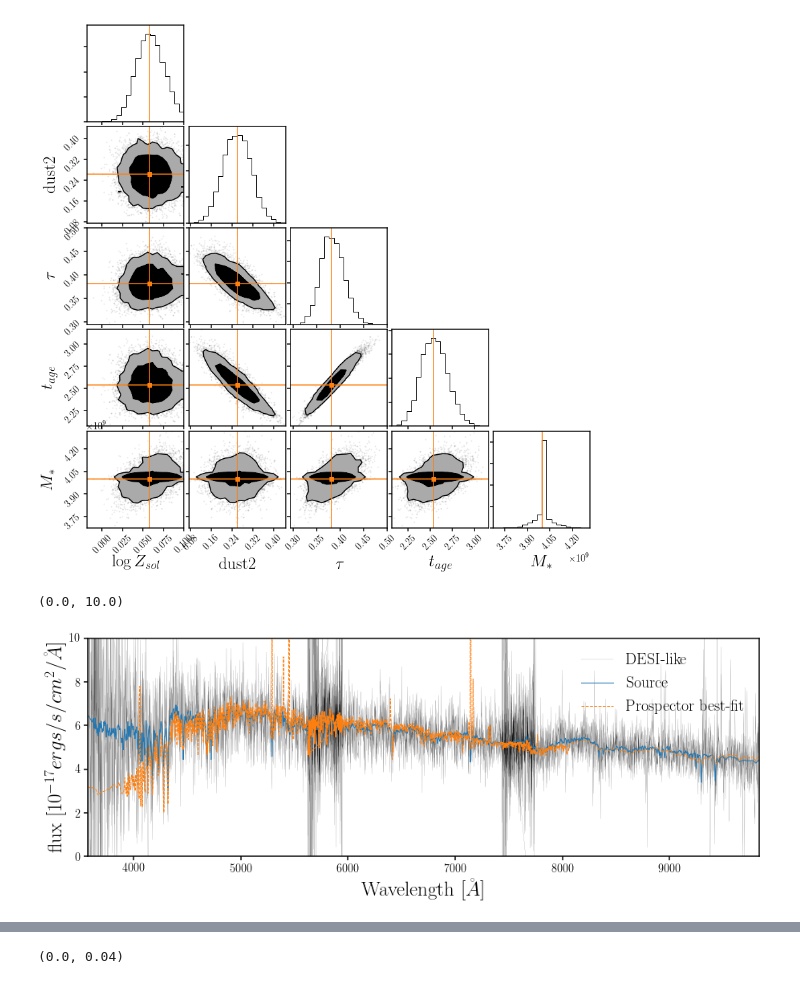
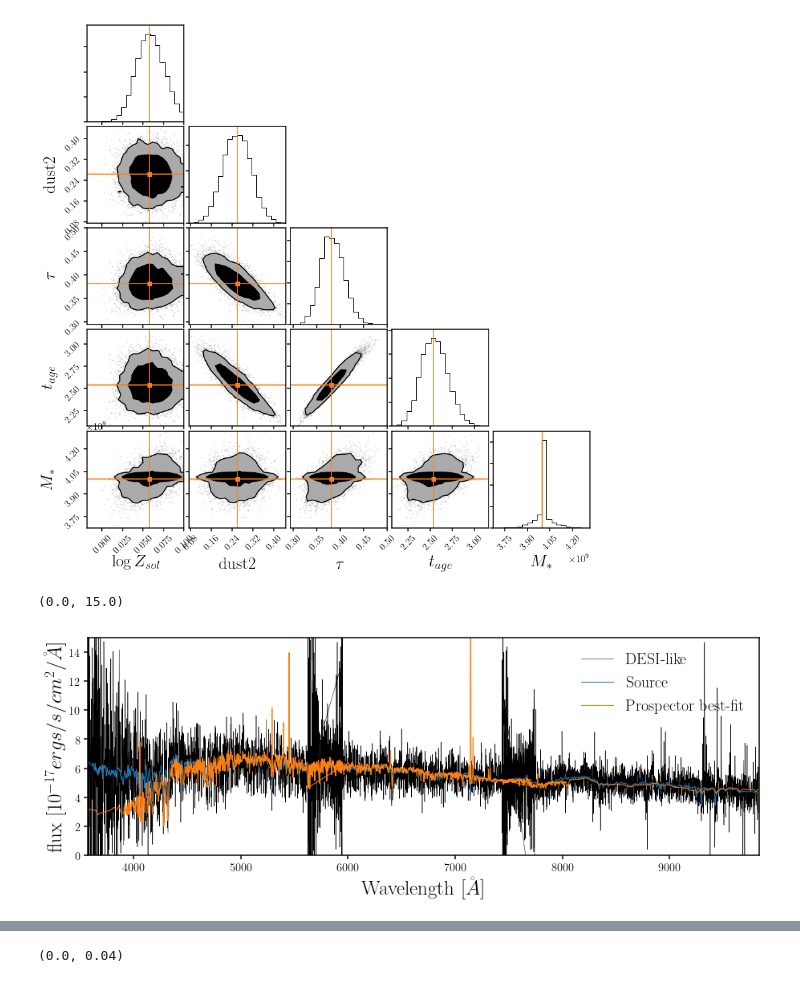
Before and after one commit to changhoonhahn/FOMOspec, a Jupyter notebook: notebook/local_prospector_emcee.ipynb, the cells around one changed output, grey strips where cells are left out. Saved outputs shown, nothing was run; the diff lists cells and outputs as text; code cells hidden in the pictures.

Commit message:
running prospector on another LGal

```diff
--- a/notebook/local_prospector_emcee.ipynb
+++ b/notebook/local_prospector_emcee.ipynb
@@ -46,3 +31,8 @@ flux_unc = np.concatenate([spec_desi.ivar[b][0]**-0.5 for b in ['b', 'r', 'z']])
+# %%
+source, meta = lgal.Spectra(galid, type='source')
+desibgs, _ = lgal.Spectra(galid, type='desibgs')
+# %%
+zred = meta['REDSHIFT']
 # %%
 fig = plt.figure(figsize=(15,5))
 sub = fig.add_subplot(111)
@@ -68,33 +51,34 @@ ef.close()
+# %%
+chain, lnp = lgal.SpecFit(galid, type='desibgs', fit='prospector_mcmc', masked=True)
 # %%
-imax = np.argmax(desi_lnp)
-i, j = np.unravel_index(imax, desi_lnp.shape)
+imax = np.argmax(lnp)
+i, j = np.unravel_index(imax, lnp.shape)
 
-chain_thin = desi_chain[:,::5,:]
+chain_thin = chain[:,::5,:]
 chain_flat = chain_thin.reshape(chain_thin.shape[0] * chain_thin.shape[1], chain_thin.shape[2])
 
-fig = DFM.corner(chain_flat, truths=desi_chain[i,j,:], truth_color='C1',
+fig = DFM.corner(chain_flat, truths=chain[i,j,:], truth_color='C1',
                  labels=[r'$\log Z_{sol}$', 'dust2', r'$\tau$', '$t_{age}$', '$M_*$'],
                  label_kwargs={'fontsize': 25},
                  fill_contours=True, levels=[0.68, 0.95])
-tt_map_d = desi_chain[i,j,:]
-flux_map, _, _ = prosp.model(wave, tt_map_d, zred)
+tt_map_d = chain[i,j,:]
+flux_map, _, _ = prosp.model(desibgs['wave'], tt_map_d, zred)
 # %% [output]
 [figure]
 # %%
 fig = plt.figure(figsize=(15,5))
 sub = fig.add_subplot(111)
-sub.plot(wave, flux, c='k', lw=0.1, label='DESI-like')
-sub.plot(wave_in, flux_in, c='C0', lw=1, label='Source')
-# MAP m(theta)
-sub.plot(wave, flux_map, c='C1', lw=1, ls='--', label='Prospector best-fit')
+sub.plot(desibgs['wave'], desibgs['flux'], c='k', lw=0.5, label='DESI-like')
+sub.plot(source['wave'], source['flux'], c='C0', lw=1, label='Source')
+sub.plot(desibgs['wave'], flux_map, c='C1', lw=1, label='Prospector best-fit')
 sub.legend(loc='upper right', fontsize=20)
 sub.set_xlabel('Wavelength [$\AA$]', fontsize=25)
-sub.set_xlim([wave.min(), wave.max()])
+sub.set_xlim([desibgs['wave'].min(), desibgs['wave'].max()])
 sub.set_ylabel('flux [$10^{-17} ergs/s/cm^2/\AA$]', fontsize=25)
-sub.set_ylim([0., 10.])
+sub.set_ylim([0., 15.])
 # %% [output]
-(0.0, 10.0)
+(0.0, 15.0)
-[figure, old version]
+[figure, new version]
 # %%
 fig = plt.figure(figsize=(15,5))
 sub = fig.add_subplot(131)
```
Also changed, not shown: parts of 10 cells of this notebook, 5 other files.
